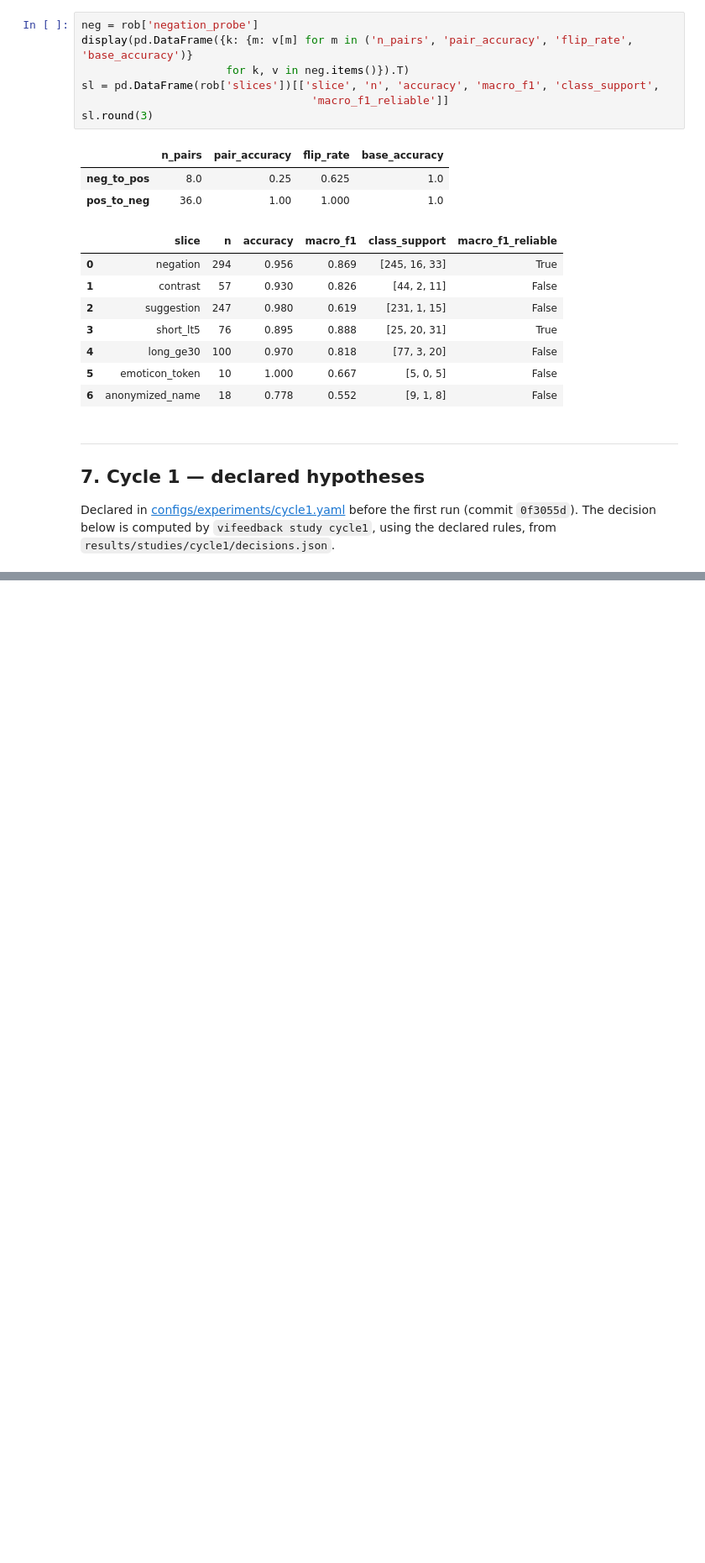
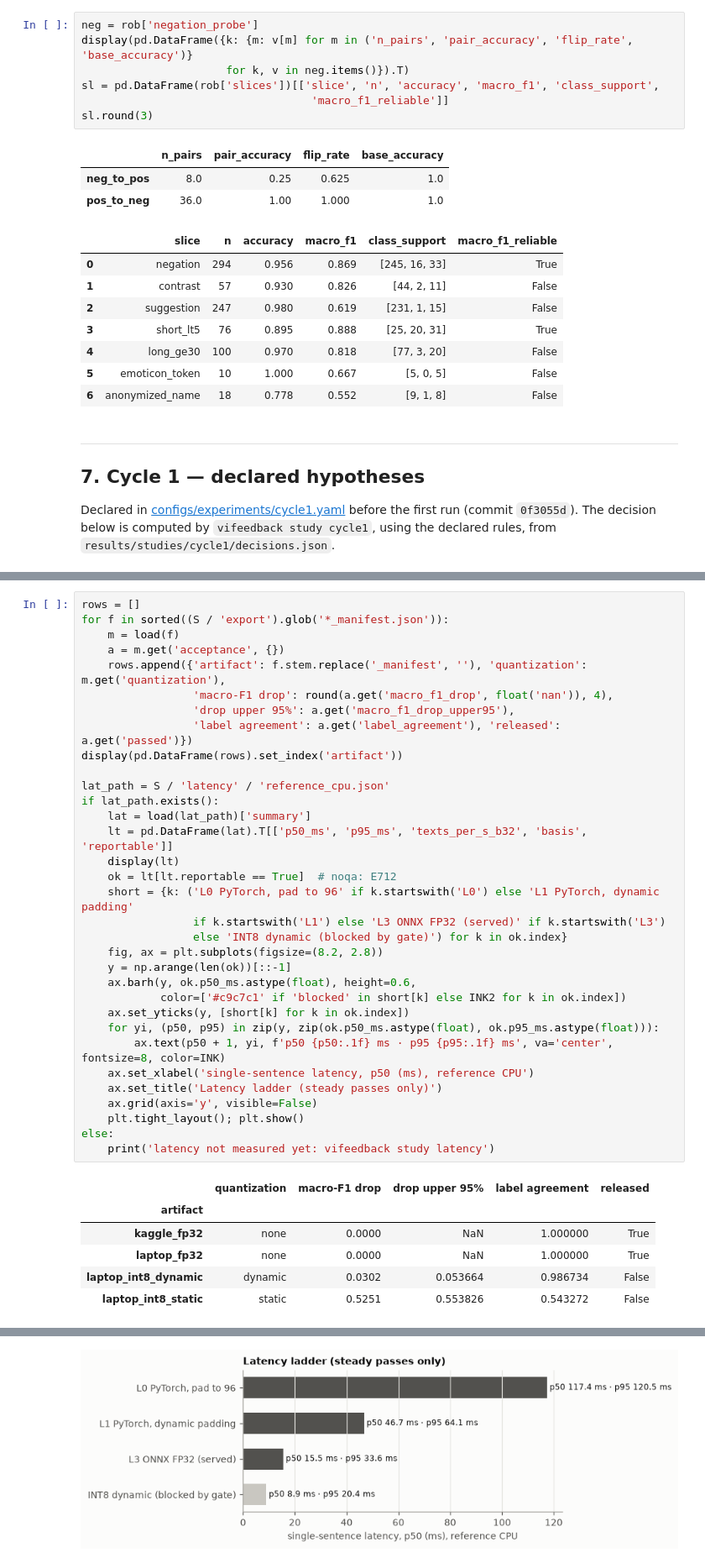
Before and after one commit to ThanhDatVN/ViFeedback-NLP-Service, a Jupyter notebook: notebooks/02_results.ipynb, the cells around one changed output, grey strips where cells are left out. Shown at 84% size. Saved outputs shown, nothing was run; the diff lists cells and outputs as text; blank space fills up the shorter version.

```diff
--- a/notebooks/02_results.ipynb
+++ b/notebooks/02_results.ipynb
@@ -478,0 +544,40 @@ Current state and open problems: [docs/STATUS.md](../docs/STATUS.md).
+# %%
+rows = []
+for f in sorted((S / 'export').glob('*_manifest.json')):
+    m = load(f)
+    a = m.get('acceptance', {})
+    rows.append({'artifact': f.stem.replace('_manifest', ''), 'quantization': m.get('quantization'),
+                 'macro-F1 drop': round(a.get('macro_f1_drop', float('nan')), 4),
+                 'drop upper 95%': a.get('macro_f1_drop_upper95'),
+                 'label agreement': a.get('label_agreement'), 'released': a.get('passed')})
+display(pd.DataFrame(rows).set_index('artifact'))
+
+lat_path = S / 'latency' / 'reference_cpu.json'
+if lat_path.exists():
+    lat = load(lat_path)['summary']
+    lt = pd.DataFrame(lat).T[['p50_ms', 'p95_ms', 'texts_per_s_b32', 'basis', 'reportable']]
+    display(lt)
+    ok = lt[lt.reportable == True]  # noqa: E712
+    short = {k: ('L0 PyTorch, pad to 96' if k.startswith('L0') else 'L1 PyTorch, dynamic padding'
+                 if k.startswith('L1') else 'L3 ONNX FP32 (served)' if k.startswith('L3')
+                 else 'INT8 dynamic (blocked by gate)') for k in ok.index}
+    fig, ax = plt.subplots(figsize=(8.2, 2.8))
+    y = np.arange(len(ok))[::-1]
+    ax.barh(y, ok.p50_ms.astype(float), height=0.6,
+            color=['#c9c7c1' if 'blocked' in short[k] else INK2 for k in ok.index])
+    ax.set_yticks(y, [short[k] for k in ok.index])
+    for yi, (p50, p95) in zip(y, zip(ok.p50_ms.astype(float), ok.p95_ms.astype(float))):
+        ax.text(p50 + 1, yi, f'p50 {p50:.1f} ms · p95 {p95:.1f} ms', va='center', fontsize=8, color=INK)
+    ax.set_xlabel('single-sentence latency, p50 (ms), reference CPU')
+    ax.set_title('Latency ladder (steady passes only)')
+    ax.grid(axis='y', visible=False)
+    plt.tight_layout(); plt.show()
+else:
+    print('latency not measured yet: vifeedback study latency')
+# %% [output]
+|  | quantization | macro-F1 drop | drop upper 95% | label agreement | released |
+| artifact |  |  |  |  |  |
+| kaggle_fp32 | none | 0.0000 | NaN | 1.000000 | True |
+| laptop_fp32 | none | 0.0000 | NaN | 1.000000 | True |
+| laptop_int8_dynamic | dynamic | 0.0302 | 0.053664 | 0.986734 | False |
+| laptop_int8_static | static | 0.5251 | 0.553826 | 0.543272 | False |
@@ -478,0 +589 @@ Current state and open problems: [docs/STATUS.md](../docs/STATUS.md).
+[figure, added]
```
Also changed, not shown: parts of 9 cells of this notebook, 10 other files.
